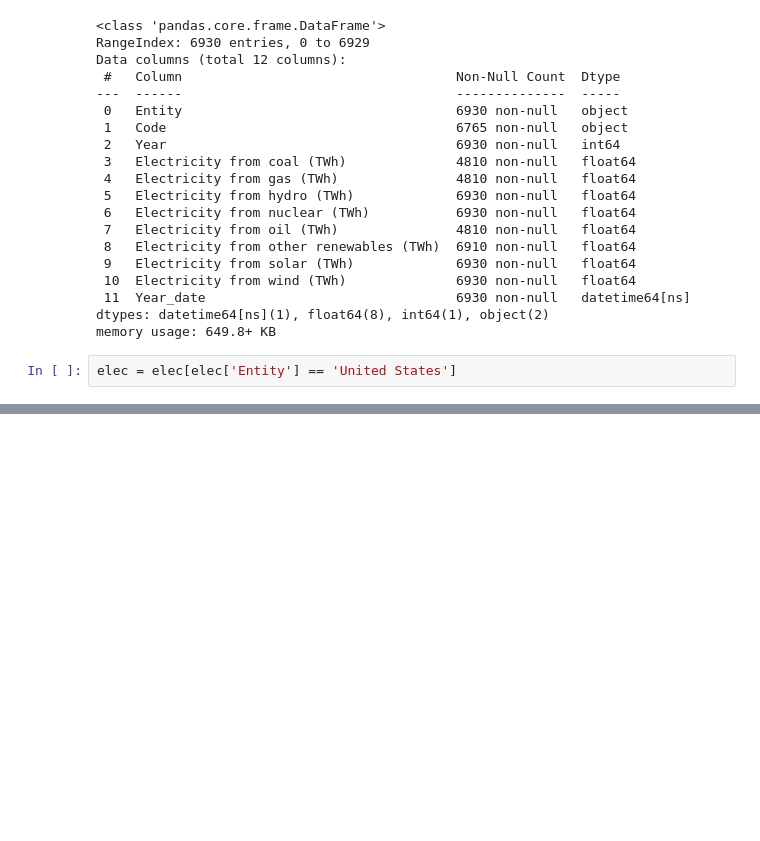
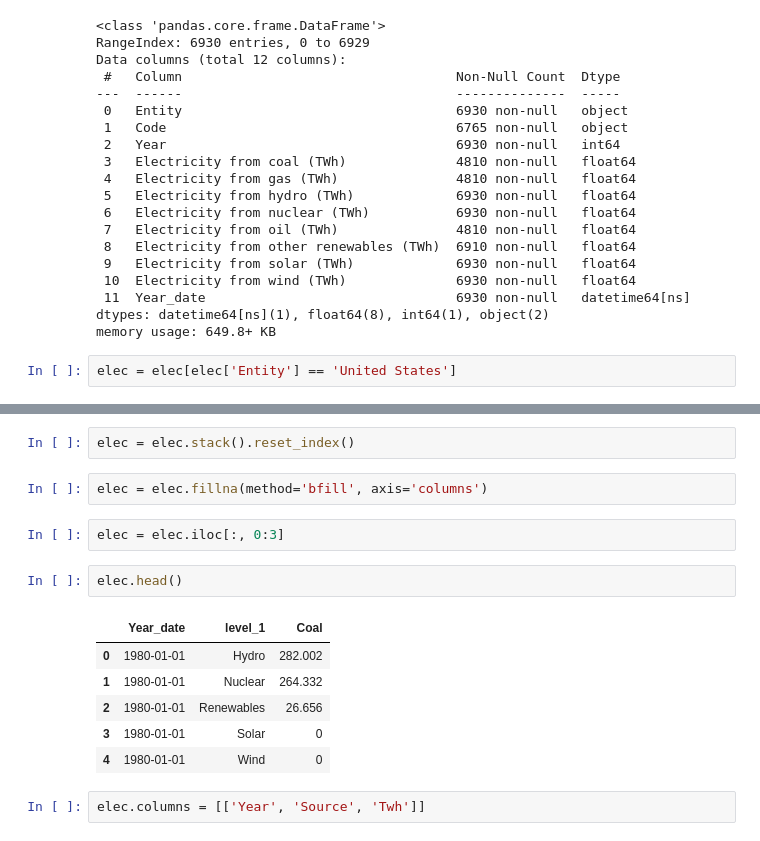
Before and after one commit to hsopel/NSS-Capstone, a Jupyter notebook: notebook/global_wind.ipynb, the cells around one changed output, grey strips where cells are left out. Saved outputs shown, nothing was run; the diff lists cells and outputs as text; blank space fills up the shorter version.

```diff
--- a/notebook/global_wind.ipynb
+++ b/notebook/global_wind.ipynb
@@ -343,0 +362,17 @@ elec.to_csv('../data/electricity_us.csv')
+# %%
+elec = elec.stack().reset_index()
+# %%
+elec = elec.fillna(method='bfill', axis='columns')
+# %%
+elec = elec.iloc[:, 0:3]
+# %%
+elec.head()
+# %% [output]
+|  | Year_date | level_1 | Coal |
+| 0 | 1980-01-01 | Hydro | 282.002 |
+| 1 | 1980-01-01 | Nuclear | 264.332 |
+| 2 | 1980-01-01 | Renewables | 26.656 |
+| 3 | 1980-01-01 | Solar | 0 |
+| 4 | 1980-01-01 | Wind | 0 |
+# %%
+elec.columns = [['Year', 'Source', 'Twh']]
```
Also changed, not shown: parts of 8 cells of this notebook, 24 other files.
